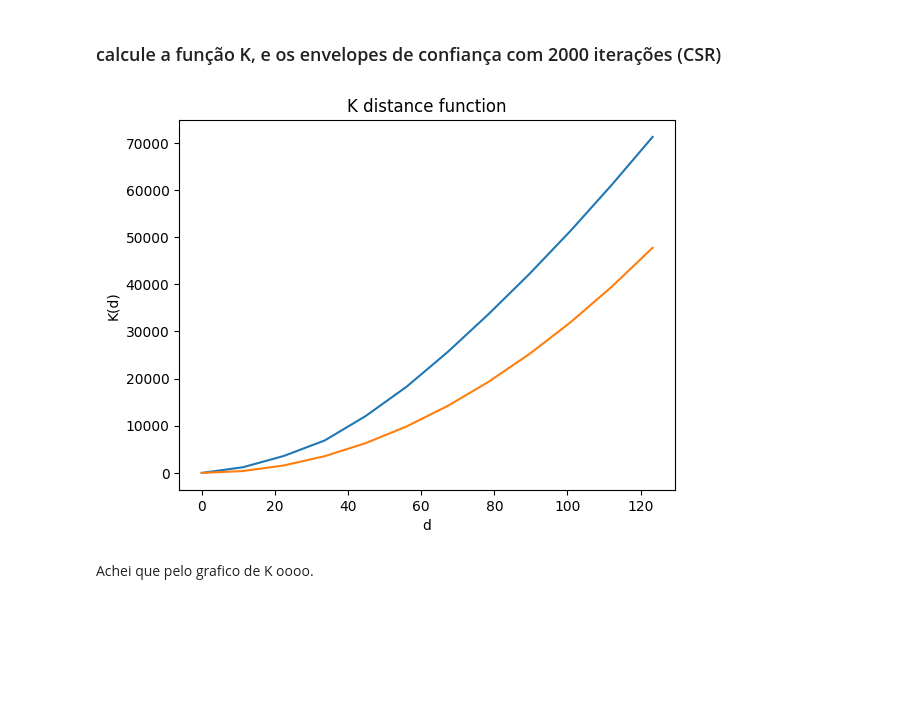
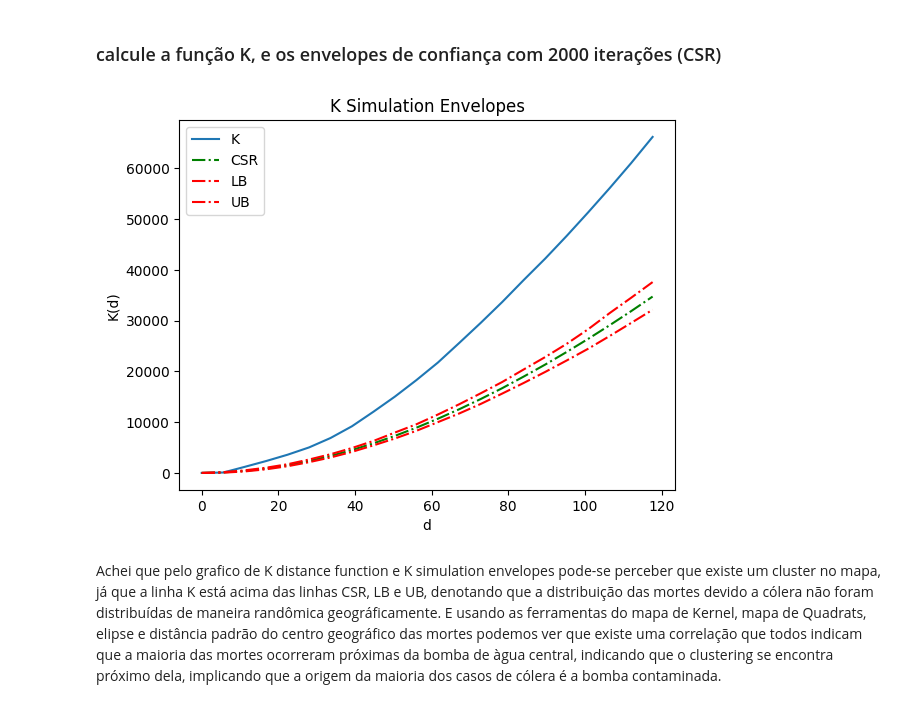
Before and after one commit to bert799/GeoRef, a Jupyter notebook: Notebooks/Alunos_ESDA_Exercício_John_Snow.ipynb, the cells around one changed output. Cells and saved outputs as stored; diff of their text form; code cells hidden in the pictures; blank space fills up the shorter version.

```diff
--- a/Notebooks/Alunos_ESDA_Exercício_John_Snow.ipynb
+++ b/Notebooks/Alunos_ESDA_Exercício_John_Snow.ipynb
@@ -175,9 +166,13 @@ plt.show()
 # %% [markdown]
 ### calcule a função K, e os envelopes de confiança com 2000 iterações (CSR)
-# %%
-kp = K(cholera_pp)
-kp.plot()
-# %% [output]
-[figure, removed]
-# %% [markdown]
-Achei que pelo grafico de K oooo.
+# %%
+sim = PoissonPointProcess(cholera_pp.window, cholera_pp.n, 2000, asPP=True)
+
+realizations = PoissonPointProcess(cholera_pp.window, cholera_pp.n, 250, asPP = True)
+
+kenv = Kenv(cholera_pp, intervals=20, realizations=realizations)
+kenv.plot()
+# %% [output]
+[figure, added]
+# %% [markdown]
+Achei que pelo grafico de K distance function e K simulation envelopes pode-se perceber que existe um cluster no mapa, já que a linha K está acima das linhas CSR, LB e UB, denotando que a distribuição das mortes devido a cólera não foram distribuídas de maneira randômica geográficamente. E usando as ferramentas do mapa de Kernel, mapa de Quadrats, elipse e distância padrão do centro geográfico das mortes podemos ver que existe uma correlação que todos indicam que a maioria das mortes ocorreram próximas da bomba de àgua central, indicando que o clustering se encontra próximo dela, implicando que a origem da maioria dos casos de cólera é a bomba contaminada.
```
Also changed, not shown: parts of 4 cells of this notebook, 5 other files.
